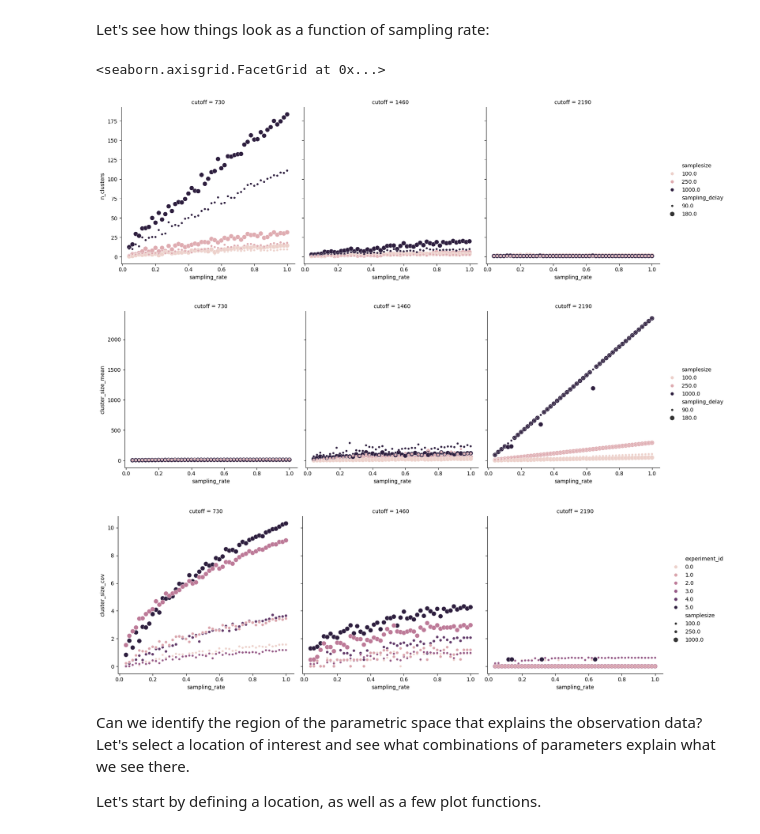
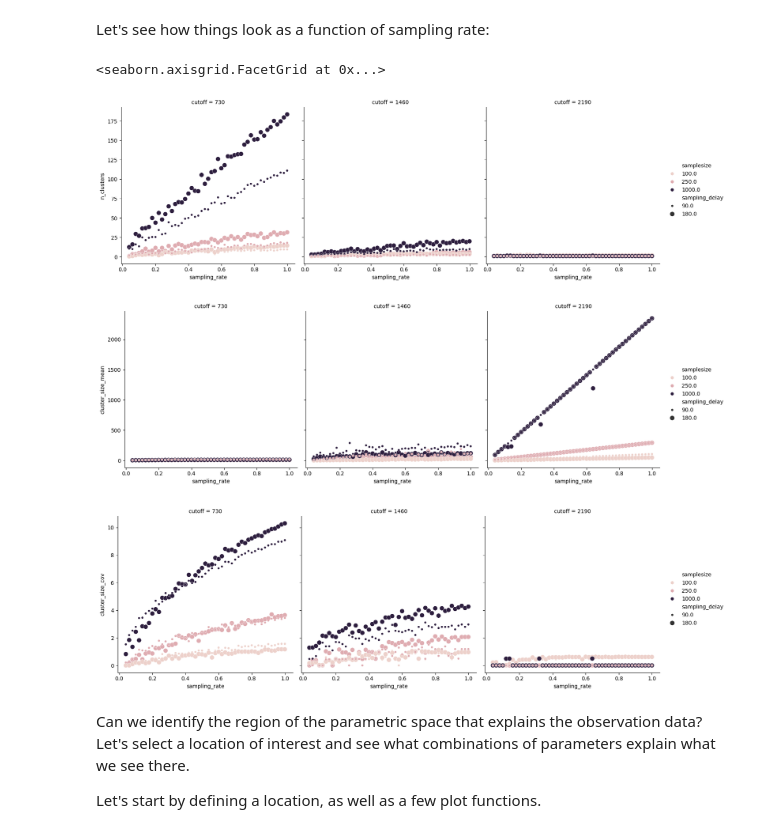
Before and after one commit to JHerbeck-IDM/ClusterSim, a Jupyter notebook: python/08_cluster_stats_sweeps_analysis.ipynb, the cells around one changed output. Cells and saved outputs as stored; diff of their text form; code cells hidden in the pictures.

Commit message:
update parameter sweep plots

```diff
--- a/python/08_cluster_stats_sweeps_analysis.ipynb
+++ b/python/08_cluster_stats_sweeps_analysis.ipynb
@@ -167,31 +167,31 @@ Let's see how things look as a function of sampling rate:
 # %%
 seaborn.relplot( results,
                  x = 'sampling_rate',
                  y = 'n_clusters',
                  hue =  'samplesize',
                  size = 'sampling_delay',
                  col = 'cutoff'
                  )
 
 seaborn.relplot( results,
                  x = 'sampling_rate',
                  y = 'cluster_size_mean',
                  hue =  'samplesize',
                  size = 'sampling_delay',
                  col = 'cutoff'
                  )
 seaborn.relplot( results,
                  x = 'sampling_rate',
                  y = 'cluster_size_cov',
-                 hue =  'experiment_id',
-                 size = 'samplesize',
+                 hue =  'samplesize',
+                 size = 'sampling_delay',
                  col = 'cutoff'
                  )
 # %% [output]
 <seaborn.axisgrid.FacetGrid at 0x...>
 [figure]
 [figure]
-[figure, old version]
+[figure, new version]
 # %% [markdown]
 Can we identify the region of the parametric space that explains the observation data? Let's select a location of interest and see what combinations of parameters explain what we see there.
 
```
